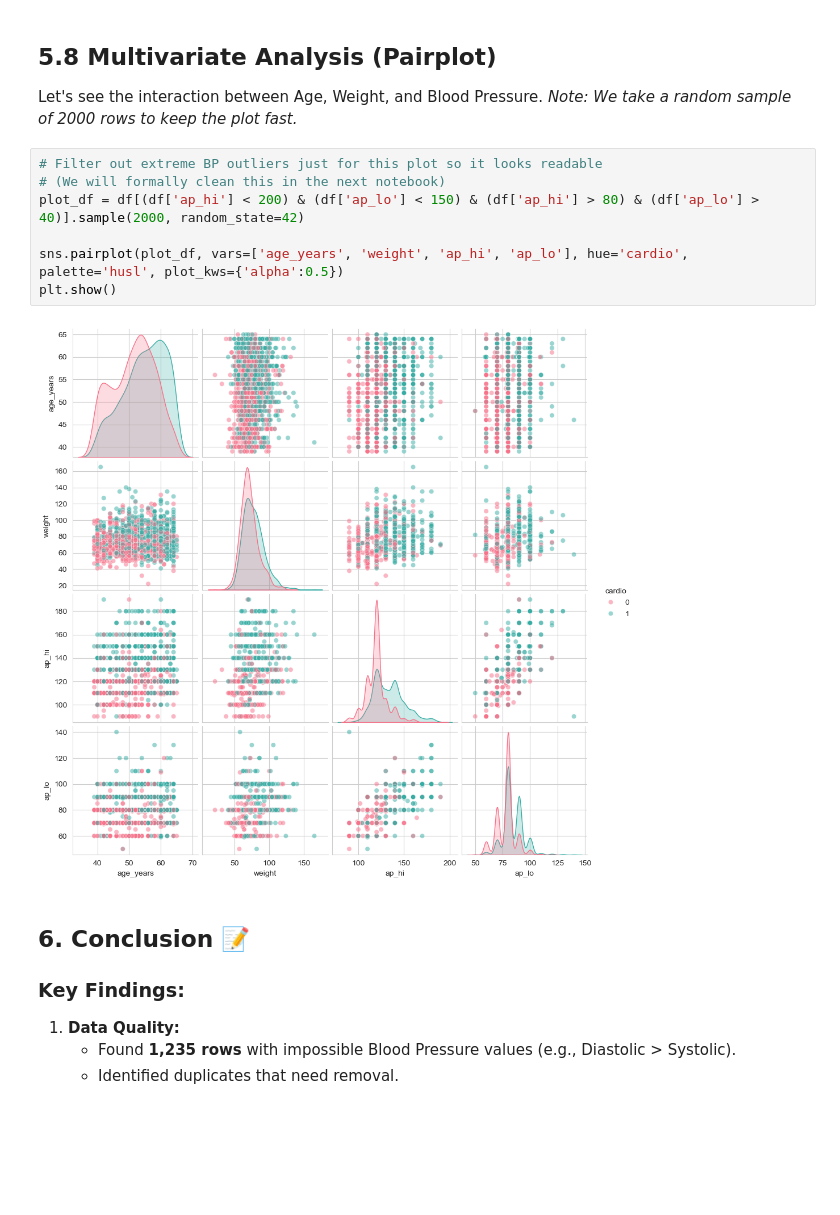
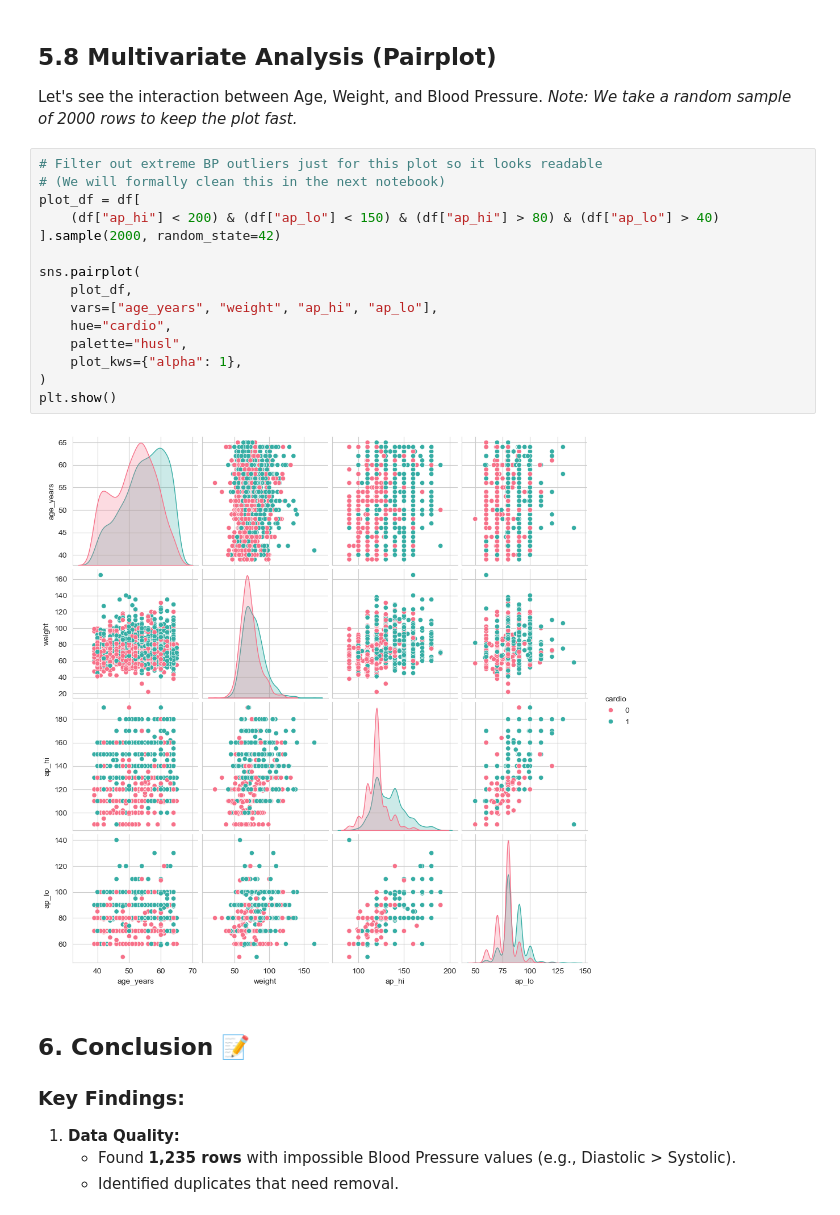
Before and after one commit to Yash-Kakadiya/cardio-sense, a Jupyter notebook: notebooks/01_exploration.ipynb, the cells around one changed output. Saved outputs shown, nothing was run; the diff lists cells and outputs as text; blank space fills up the shorter version.

```diff
--- a/notebooks/01_exploration.ipynb
+++ b/notebooks/01_exploration.ipynb
@@ -365,12 +356,20 @@ Let's see the interaction between Age, Weight, and Blood Pressure.
 # %%
 # Filter out extreme BP outliers just for this plot so it looks readable
 # (We will formally clean this in the next notebook)
-plot_df = df[(df['ap_hi'] < 200) & (df['ap_lo'] < 150) & (df['ap_hi'] > 80) & (df['ap_lo'] > 40)].sample(2000, random_state=42)
+plot_df = df[
+    (df["ap_hi"] < 200) & (df["ap_lo"] < 150) & (df["ap_hi"] > 80) & (df["ap_lo"] > 40)
+].sample(2000, random_state=42)
 
-sns.pairplot(plot_df, vars=['age_years', 'weight', 'ap_hi', 'ap_lo'], hue='cardio', palette='husl', plot_kws={'alpha':0.5})
+sns.pairplot(
+    plot_df,
+    vars=["age_years", "weight", "ap_hi", "ap_lo"],
+    hue="cardio",
+    palette="husl",
+    plot_kws={"alpha": 1},
+)
 plt.show()
 # %% [output]
-[figure, old version]
+[figure, new version]
 # %% [markdown]
 ## 6. Conclusion 📝
 
```
Also changed, not shown: parts of 11 cells of this notebook.
